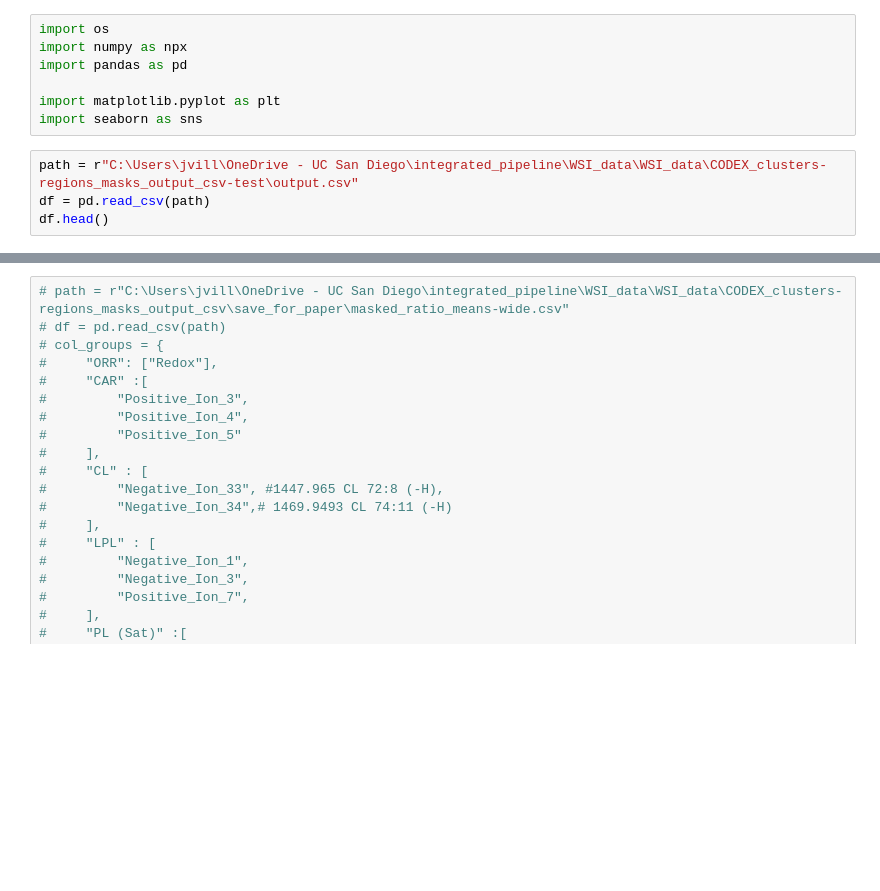
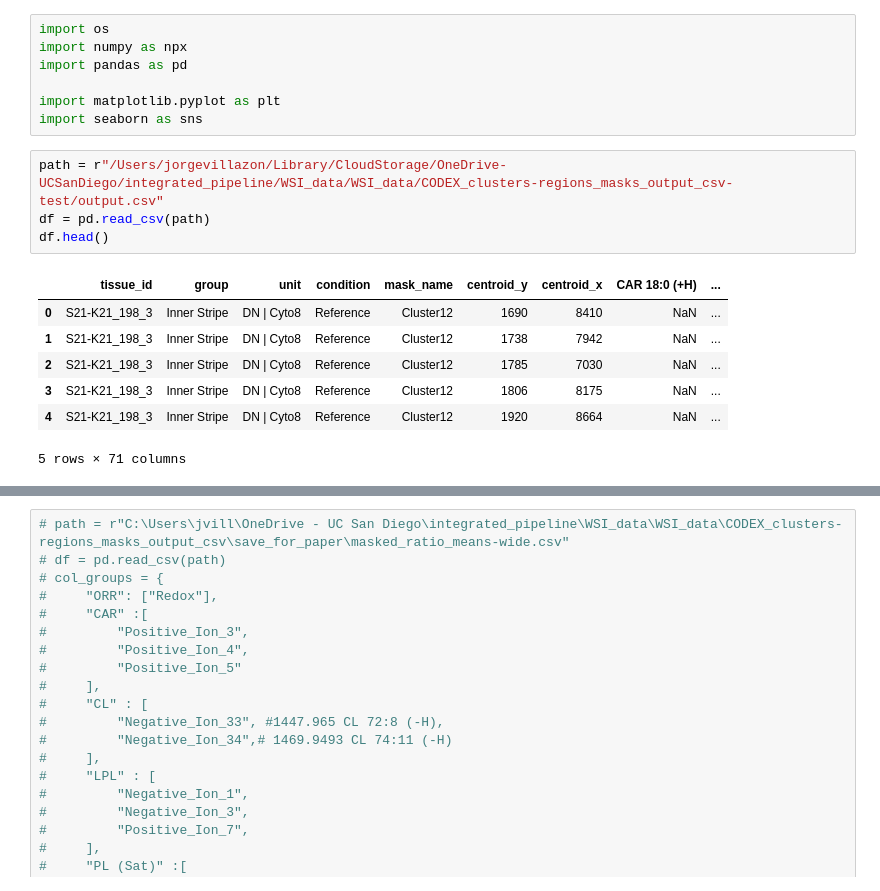
Before and after one commit to jvillazon/hsi_machine_learning, a Jupyter notebook: sk_classifier/integrated_pipeline.ipynb, the cells around one changed output, grey strips where cells are left out. Cells and saved outputs as stored; diff of their text form; blank space fills up the shorter version.

```diff
--- a/sk_classifier/integrated_pipeline.ipynb
+++ b/sk_classifier/integrated_pipeline.ipynb
@@ -6,6 +6,14 @@ import pandas as pd
 import matplotlib.pyplot as plt
 import seaborn as sns
 # %%
-path = r"C:\Users\jvill\OneDrive - UC San Diego\integrated_pipeline\WSI_data\WSI_data\CODEX_clusters-regions_masks_output_csv-test\output.csv"
+path = r"/Users/jorgevillazon/Library/CloudStorage/OneDrive-UCSanDiego/integrated_pipeline/WSI_data/WSI_data/CODEX_clusters-regions_masks_output_csv-test/output.csv"
 df = pd.read_csv(path)
 df.head()
+# %% [output]
+|  | tissue_id | group | unit | condition | mask_name | centroid_y | centroid_x | CAR 18:0 (+H) | ... |
+| 0 | S21-K21_198_3 | Inner Stripe | DN | Cyto8 | Reference | Cluster12 | 1690 | 8410 | NaN | ... |
+| 1 | S21-K21_198_3 | Inner Stripe | DN | Cyto8 | Reference | Cluster12 | 1738 | 7942 | NaN | ... |
+| 2 | S21-K21_198_3 | Inner Stripe | DN | Cyto8 | Reference | Cluster12 | 1785 | 7030 | NaN | ... |
+| 3 | S21-K21_198_3 | Inner Stripe | DN | Cyto8 | Reference | Cluster12 | 1806 | 8175 | NaN | ... |
+| 4 | S21-K21_198_3 | Inner Stripe | DN | Cyto8 | Reference | Cluster12 | 1920 | 8664 | NaN | ... |
+5 rows × 71 columns
```
Also changed, not shown: parts of 2 cells of this notebook, 2 other files.
